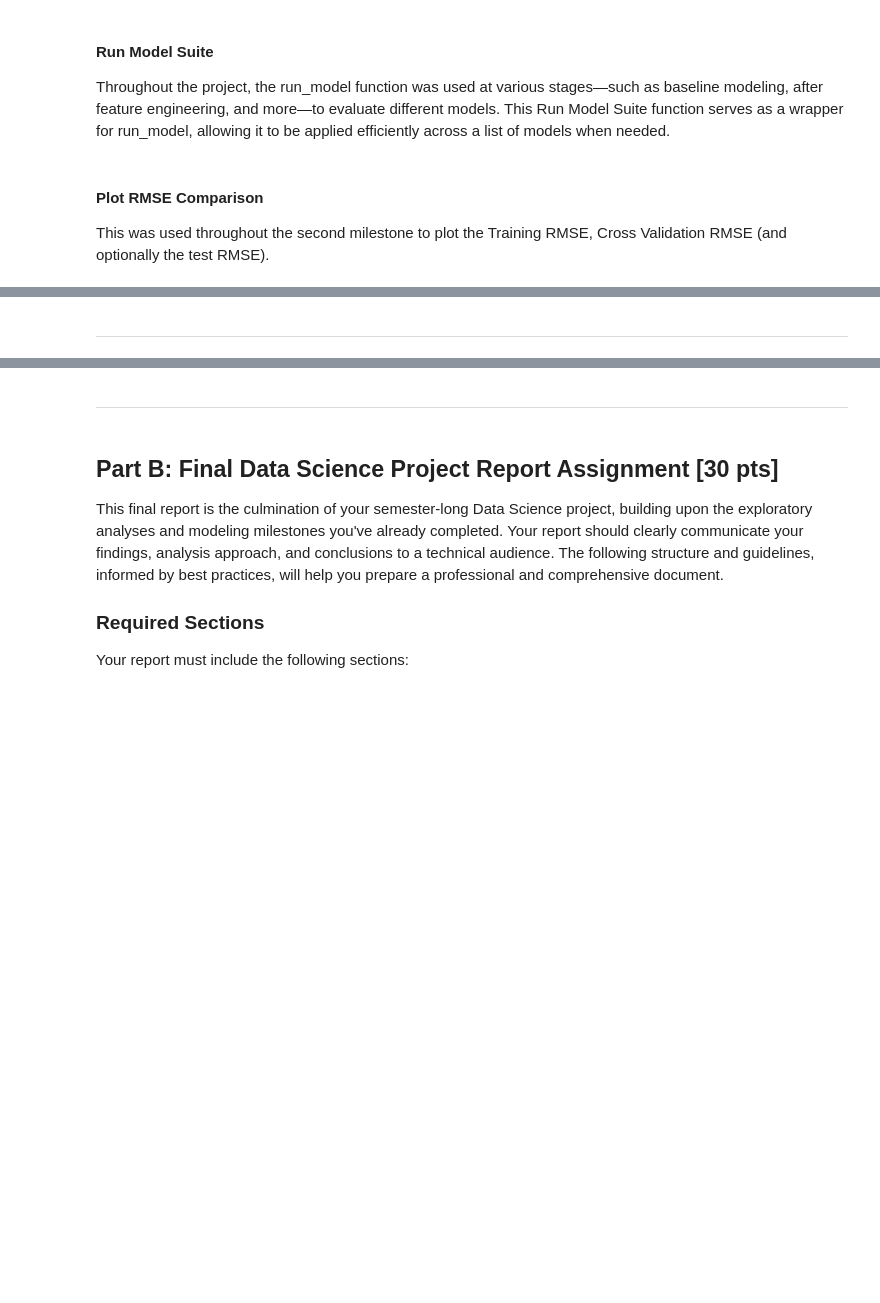
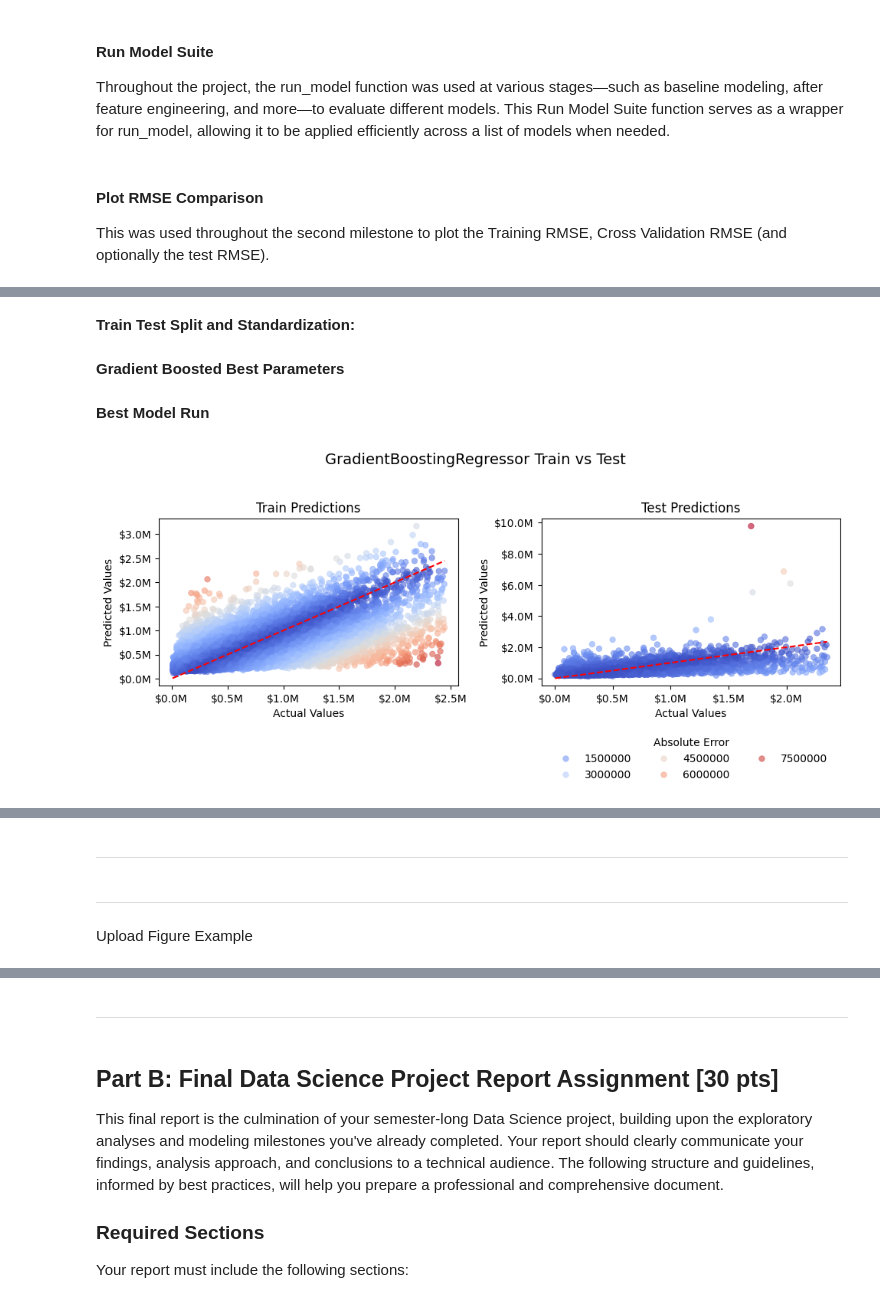
Before and after one commit to LeeMcFarling/Final_Project_Writeup, a Jupyter notebook: Final_Project_Report.ipynb, the cells around one changed output, grey strips where cells are left out. Drawn from its saved outputs; the diff is of its cells as text; code cells hidden in the pictures; blank space fills up the shorter version.

Commit message:
DFs uploaded and final model uploaded

```diff
--- a/Final_Project_Report.ipynb
+++ b/Final_Project_Report.ipynb
@@ -57,7 +57,7 @@ from tqdm import tqdm
 # Global Variables
 # =============================
 random_state = 42
-combined_results = pd.DataFrame()
+# combined_results = pd.DataFrame()     # this is read in after so commenting out here for Stability
 # =============================
 # Utility Functions
 # =============================
@@ -547,0 +701,34 @@ def plot_rmse_comparison(df, run_comment_keyword="Base Model Parameters", title=
+# %% [markdown]
+**Train Test Split and Standardization:**
+# %%
+# Unlogged DataSet (Standardized in Part 2))
+feature_engineering_X_train_no_log, feature_engineering_X_test_no_log, feature_engineering_y_train_no_log, feature_engineering_y_test_no_log = train_test_split_data(feature_engineering_df_no_log, 'taxvaluedollarcnt')
+scaled_feature_engineering_x_train_no_log = standardize_features(feature_engineering_X_train_no_log)
+# %% [markdown]
+**Gradient Boosted Best Parameters**
+# %%
+GBT_best_params = {
+  'learning_rate': np.float64(0.09),
+  'max_depth': 5,
+  'max_features': 12,
+  'n_estimators': 194
+  }
+# %% [markdown]
+**Best Model Run**
+# %%
+run_model(
+          model=GradientBoostingRegressor,
+          X_train=feature_engineering_X_train_no_log,
+          y_train=feature_engineering_y_train_no_log,
+          X_test=feature_engineering_X_test_no_log,
+          y_test=feature_engineering_y_test_no_log,
+          n_repeats=5,
+          n_jobs=-1,
+          concat_results=False,
+          run_comment="Best Model Final Run: 'GBT Fine-Tuning No Log Final'",
+          target_is_logged=False,
+          plot_pred=True,
+          **GBT_best_params
+          )
+# %% [output]
+[figure, added]
@@ -548,5 +737,9 @@ def plot_rmse_comparison(df, run_comment_keyword="Base Model Parameters", title=
+# %% [markdown]
+____
 # %% [markdown]
 ___
+# %% [markdown]
+Upload Figure Example
 # %% [markdown]
 ![Test_Figure_1](./Figures/Test_Figure_1.png)
 # %% [markdown]
```
Also changed, not shown: parts of 7 cells of this notebook, 6 other files.
